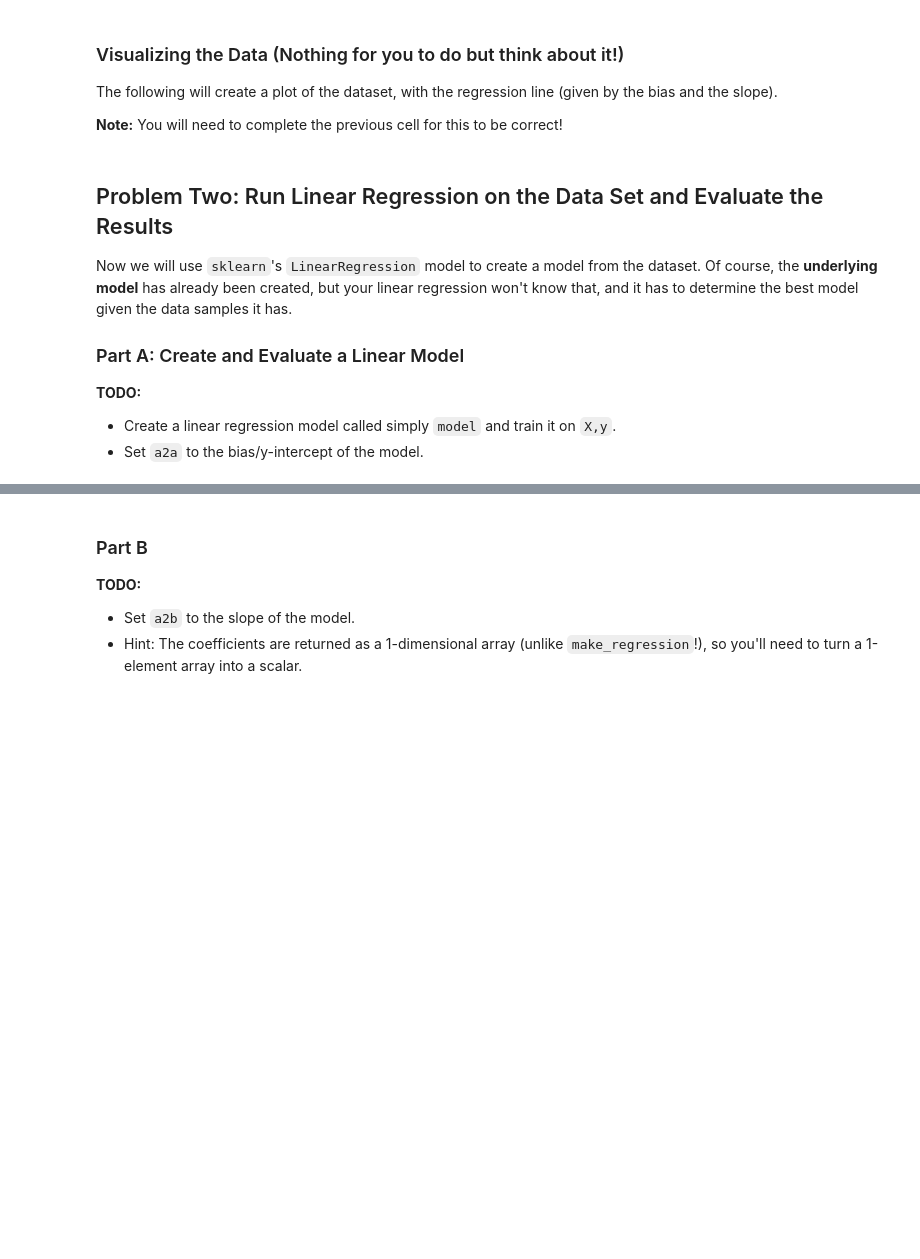
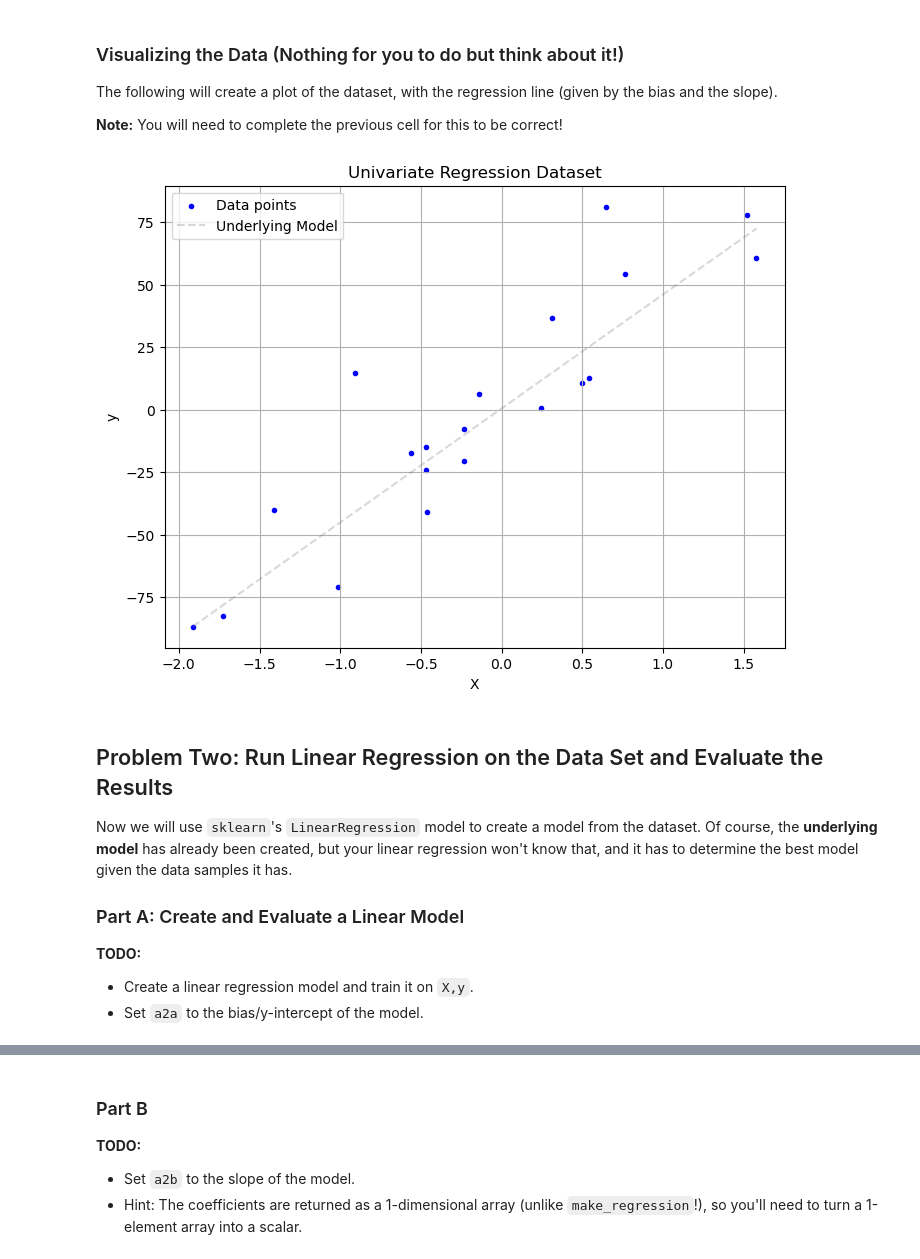
Before and after one commit to waysnyder/Module-3-Assignments, a Jupyter notebook: Homework_02.ipynb, the cells around one changed output, grey strips where cells are left out. Drawn from its saved outputs; the diff is of its cells as text; code cells hidden in the pictures; blank space fills up the shorter version.

```diff
--- a/Homework_02.ipynb
+++ b/Homework_02.ipynb
@@ -100,19 +127,19 @@ The following will create a plot of the dataset, with the regression line (given
 # %%
 # Plot the data points and the regression line
 
 if a1b != 0:        # If you answered the previous questions!
-
-    bias = 0.5
 
     plt.figure(figsize=(8, 6))
     plt.scatter(X, y, color='blue',label="Data points",marker='.')
     plt.plot(a1a,[bias+a1b*a1a[0],bias+a1b*a1a[1]], color="grey", alpha=0.3,label="Underlying Model",linestyle='--')
     plt.xlabel("X")
     plt.ylabel("y")
     plt.title("Univariate Regression Dataset")
     plt.legend()
     plt.grid(True)
     plt.show()
+# %% [output]
+[figure, added]
 # %% [markdown]
 ## Problem Two: Run Linear Regression on the Data Set and Evaluate the Results
 
@@ -123,7 +150,7 @@ created, but your linear regression won't know that, and it has to determine the
 
 **TODO:**
 
-- Create a linear regression model called simply `model` and train it on `X,y`.
+- Create a linear regression model and train it on `X,y`.
 - Set `a2a` to the bias/y-intercept of the model.
 # %%
 # Your answer here, NOT in the next cell (you may add additional cells if you wish)
```
Also changed, not shown: parts of 30 cells of this notebook, 1 other file.
